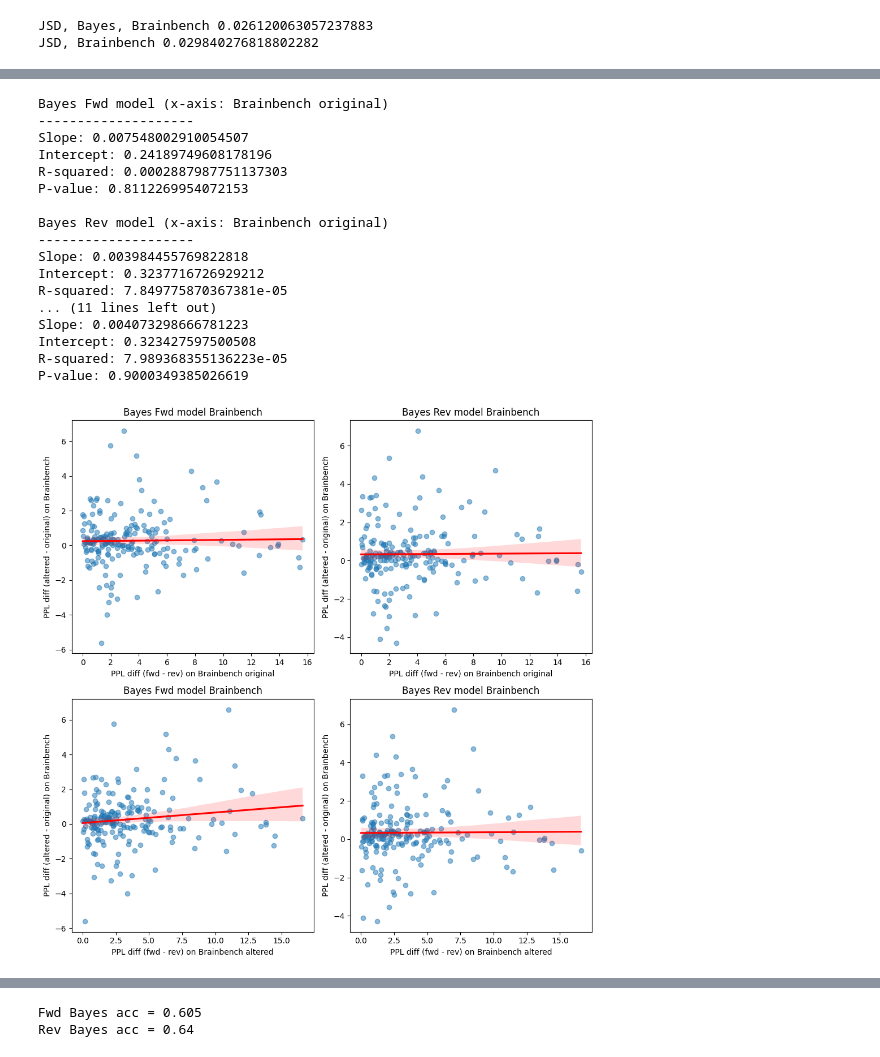
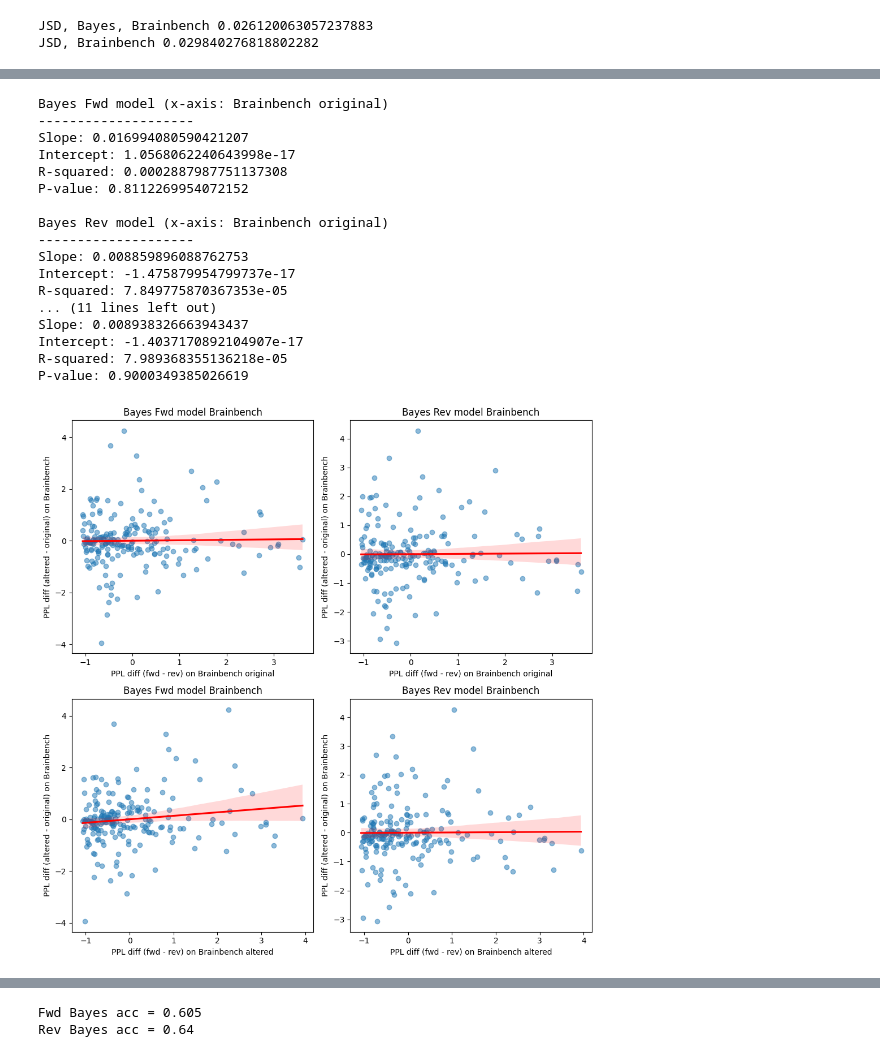
Before and after one commit to braingpt-lovelab/backwards, a Jupyter notebook: analyses/explore_ppl_diff_bayes.ipynb, the cells around one changed output, grey strips where cells are left out. Saved outputs shown, nothing was run; the diff lists cells and outputs as text; code cells hidden in the pictures.

```diff
--- a/analyses/explore_ppl_diff_bayes.ipynb
+++ b/analyses/explore_ppl_diff_bayes.ipynb
@@ -347,3 +369,6 @@ fwd_rev_bayes_brainbench_original_ppl_diff \
     = np.abs(fwd_bayes_brainbench_ppls_original - rev_bayes_brainbench_ppls_original)
 fwd_rev_bayes_brainbench_altered_ppl_diff \
     = np.abs(fwd_bayes_brainbench_ppls_altered - rev_bayes_brainbench_ppls_altered)
+
+# Set normalization to raw differences.
+norm = "z_score"
@@ -354,8 +497,8 @@ axes = axes.flatten()
 
 # subplot 0: Bayes Fwd model Brainbench (x-axis: Brainbench original)
 axes[0].scatter(
-    fwd_rev_bayes_brainbench_original_ppl_diff,
-    fwd_bayes_brainbench_ppls_diff,
+    fwd_rev_bayes_brainbench_original_ppl_diff_norm,
+    fwd_bayes_brainbench_ppls_diff_norm,
     alpha=0.5,
 )
 axes[0].set_xlabel("PPL diff (fwd - rev) on Brainbench original")
@@ -364,8 +507,8 @@ axes[0].set_title("Bayes Fwd model Brainbench")
 
 # Fit line
 sns.regplot(
-    x=fwd_rev_bayes_brainbench_original_ppl_diff,
-    y=fwd_bayes_brainbench_ppls_diff,
+    x=fwd_rev_bayes_brainbench_original_ppl_diff_norm,
+    y=fwd_bayes_brainbench_ppls_diff_norm,
     ax=axes[0],
     scatter=False,
     color="red",
@@ -373,7 +516,7 @@ sns.regplot(
 
 # Plot slope significance
 slope, intercept, r_value, p_value, std_err = stats.linregress(
-    fwd_rev_bayes_brainbench_original_ppl_diff, fwd_bayes_brainbench_ppls_diff
+    fwd_rev_bayes_brainbench_original_ppl_diff_norm, fwd_bayes_brainbench_ppls_diff_norm
 )
 print("\nBayes Fwd model (x-axis: Brainbench original)")
 print("-" * 20)
@@ -384,8 +527,8 @@ print("P-value:", p_value)
 
 # subplot 1: Bayes Rev model Brainbench (x-axis: Brainbench original)
 axes[1].scatter(
-    fwd_rev_bayes_brainbench_original_ppl_diff,
-    rev_bayes_brainbench_ppls_diff,
+    fwd_rev_bayes_brainbench_original_ppl_diff_norm,
+    rev_bayes_brainbench_ppls_diff_norm,
     alpha=0.5,
 )
 axes[1].set_xlabel("PPL diff (fwd - rev) on Brainbench original")
@@ -394,8 +537,8 @@ axes[1].set_title("Bayes Rev model Brainbench")
 
 # Fit line
 sns.regplot(
-    x=fwd_rev_bayes_brainbench_original_ppl_diff,
-    y=rev_bayes_brainbench_ppls_diff,
+    x=fwd_rev_bayes_brainbench_original_ppl_diff_norm,
+    y=rev_bayes_brainbench_ppls_diff_norm,
     ax=axes[1],
     scatter=False,
     color="red",
@@ -403,7 +546,7 @@ sns.regplot(
 
 # Plot slope significance
 slope, intercept, r_value, p_value, std_err = stats.linregress(
-    fwd_rev_bayes_brainbench_original_ppl_diff, rev_bayes_brainbench_ppls_diff
+    fwd_rev_bayes_brainbench_original_ppl_diff_norm, rev_bayes_brainbench_ppls_diff_norm
 )
 print("\nBayes Rev model (x-axis: Brainbench original)")
 print("-" * 20)
@@ -415,8 +558,8 @@ print("P-value:", p_value)
 
 # subplot 2: Bayes Fwd model Brainbench (x-axis: Brainbench altered)
 axes[2].scatter(
-    fwd_rev_bayes_brainbench_altered_ppl_diff,
-    fwd_bayes_brainbench_ppls_diff,
+    fwd_rev_bayes_brainbench_altered_ppl_diff_norm,
+    fwd_bayes_brainbench_ppls_diff_norm,
     alpha=0.5,
 )
 axes[2].set_xlabel("PPL diff (fwd - rev) on Brainbench altered")
@@ -425,8 +568,8 @@ axes[2].set_title("Bayes Fwd model Brainbench")
 
 # Fit line
 sns.regplot(
-    x=fwd_rev_bayes_brainbench_altered_ppl_diff,
-    y=fwd_bayes_brainbench_ppls_diff,
+    x=fwd_rev_bayes_brainbench_altered_ppl_diff_norm,
+    y=fwd_bayes_brainbench_ppls_diff_norm,
     ax=axes[2],
     scatter=False,
     color="red",
@@ -434,7 +577,7 @@ sns.regplot(
 
 # Plot slope significance
 slope, intercept, r_value, p_value, std_err = stats.linregress(
-    fwd_rev_bayes_brainbench_altered_ppl_diff, fwd_bayes_brainbench_ppls_diff
+    fwd_rev_bayes_brainbench_altered_ppl_diff_norm, fwd_bayes_brainbench_ppls_diff_norm
 )
 print("\nBayes Fwd model (x-axis: Brainbench altered)")
 print("-" * 20)
@@ -445,55 +588,55 @@ print("P-value:", p_value)
 
 # subplot 3: Bayes Rev model Brainbench (x-axis: Brainbench altered)
 axes[3].scatter(
-    fwd_rev_bayes_brainbench_altered_ppl_diff,
-    rev_bayes_brainbench_ppls_diff,
+    fwd_rev_bayes_brainbench_altered_ppl_diff_norm,
+    rev_bayes_brainbench_ppls_diff_norm,
     alpha=0.5,
 )
 axes[3].set_xlabel("PPL diff (fwd - rev) on Brainbench altered")
 axes[3].set_ylabel("PPL diff (altered - original) on Brainbench")
 axes[3].set_title("Bayes Rev model Brainbench")
 
 # Fit line
 sns.regplot(
-    x=fwd_rev_bayes_brainbench_altered_ppl_diff,
-    y=rev_bayes_brainbench_ppls_diff,
+    x=fwd_rev_bayes_brainbench_altered_ppl_diff_norm,
+    y=rev_bayes_brainbench_ppls_diff_norm,
     ax=axes[3],
     scatter=False,
     color="red",
 )
 
 # Plot slope significance
 slope, intercept, r_value, p_value, std_err = stats.linregress(
-    fwd_rev_bayes_brainbench_altered_ppl_diff, rev_bayes_brainbench_ppls_diff
+    fwd_rev_bayes_brainbench_altered_ppl_diff_norm, rev_bayes_brainbench_ppls_diff_norm
 )
 print("\nBayes Rev model (x-axis: Brainbench altered)")
 print("-" * 20)
 print("Slope:", slope)
 print("Intercept:", intercept)
 print("R-squared:", r_value**2)
 print("P-value:", p_value)
 
 plt.tight_layout()
 plt.show()
 # %% [output]
 Bayes Fwd model (x-axis: Brainbench original)
 --------------------
-Slope: 0.007548002910054507
-Intercept: 0.24189749608178196
-R-squared: 0.0002887987751137303
-P-value: 0.8112269954072153
+Slope: 0.016994080590421207
+Intercept: 1.0568062240643998e-17
+R-squared: 0.0002887987751137308
+P-value: 0.8112269954072152
 
 Bayes Rev model (x-axis: Brainbench original)
 --------------------
-Slope: 0.003984455769822818
-Intercept: 0.3237716726929212
-R-squared: 7.849775870367381e-05
+Slope: 0.008859896088762753
+Intercept: -1.475879954799737e-17
+R-squared: 7.849775870367353e-05
 ... (11 lines left out)
-Slope: 0.004073298666781223
-Intercept: 0.323427597500508
-R-squared: 7.989368355136223e-05
+Slope: 0.008938326663943437
+Intercept: -1.4037170892104907e-17
+R-squared: 7.989368355136218e-05
 P-value: 0.9000349385026619
-[figure, old version]
+[figure, new version]
 # %%
 ### Plot 2:
 fwd_bayes_brainbench_per_item_correctness = _per_item_correctness(fwd_bayes_brainbench_ppls, fwd_bayes_brainbench_labels)
```
Also changed, not shown: parts of 11 cells of this notebook.
